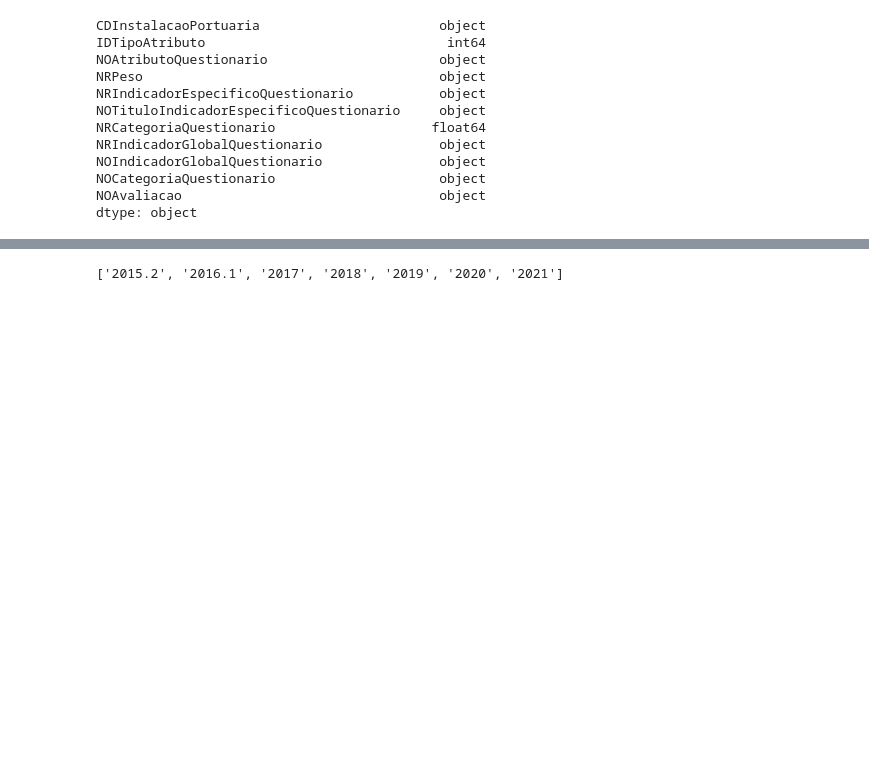
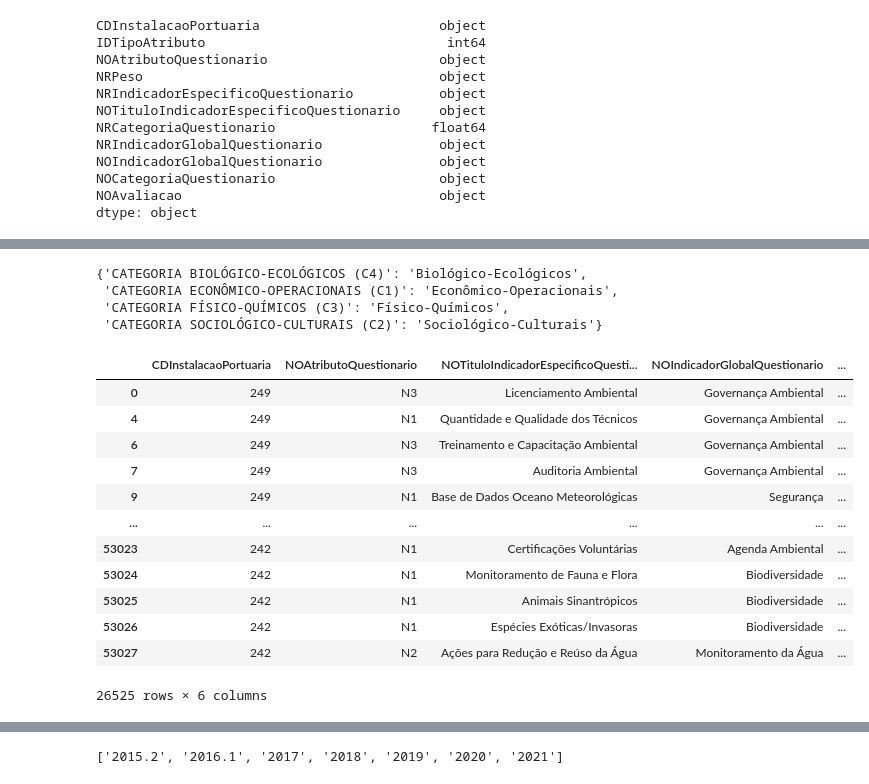
Before and after one commit to Pugianf/ANTAQ, a Jupyter notebook: Análise_IDA_Indicadores.ipynb, the cells around one changed output, grey strips where cells are left out. Saved outputs shown, nothing was run; the diff lists cells and outputs as text; code cells hidden in the pictures; blank space fills up the shorter version.

```diff
--- a/Análise_IDA_Indicadores.ipynb
+++ b/Análise_IDA_Indicadores.ipynb
@@ -145,0 +227,28 @@ df_v1.replace({'DSIndicadorEspecificoQuestionario': dict_indicador})
+# %%
+# creating category dictionary with fuzz
+
+df1_category = list(df_v1.DSCategoriaQuestionario.unique())
+df2_category = list(df_v2.NOCategoriaQuestionario.unique())
+
+def match_category(category, list_category, min_score=0):
+    max_score = -1
+    max_category = ''
+    for x in list_category:
+        score = fuzz.ratio(category, x)
+        if (score > min_score) & (score > max_score):
+            max_category = x
+            max_score = score
+    return (max_category, max_score)
+
+categories = []
+for x in df1_category:
+    match = match_category(x, df2_category)
+    category = (str(x), str(match[0]))
+    categories.append(category)
+category_dict = dict(categories)
+category_dict
+# %% [output]
+{'CATEGORIA BIOLÓGICO-ECOLÓGICOS (C4)': 'Biológico-Ecológicos',
+ 'CATEGORIA ECONÔMICO-OPERACIONAIS (C1)': 'Econômico-Operacionais',
+ 'CATEGORIA FÍSICO-QUÍMICOS (C3)': 'Físico-Químicos',
+ 'CATEGORIA SOCIOLÓGICO-CULTURAIS (C2)': 'Sociológico-Culturais'}
@@ -145,0 +259,16 @@ df_v1.replace({'DSIndicadorEspecificoQuestionario': dict_indicador})
+# %%
+df_v2
+# %% [output]
+|  | CDInstalacaoPortuaria | NOAtributoQuestionario | NOTituloIndicadorEspecificoQuesti... | NOIndicadorGlobalQuestionario | ... |
+| 0 | 249 | N3 | Licenciamento Ambiental | Governança Ambiental | ... |
+| 4 | 249 | N1 | Quantidade e Qualidade dos Técnicos | Governança Ambiental | ... |
+| 6 | 249 | N3 | Treinamento e Capacitação Ambiental | Governança Ambiental | ... |
+| 7 | 249 | N3 | Auditoria Ambiental | Governança Ambiental | ... |
+| 9 | 249 | N1 | Base de Dados Oceano Meteorológicas | Segurança | ... |
+| ... | ... | ... | ... | ... | ... |
+| 53023 | 242 | N1 | Certificações Voluntárias | Agenda Ambiental | ... |
+| 53024 | 242 | N1 | Monitoramento de Fauna e Flora | Biodiversidade | ... |
+| 53025 | 242 | N1 | Animais Sinantrópicos | Biodiversidade | ... |
+| 53026 | 242 | N1 | Espécies Exóticas/Invasoras | Biodiversidade | ... |
+| 53027 | 242 | N2 | Ações para Redução e Reúso da Água | Monitoramento da Água | ... |
+26525 rows × 6 columns
```
Also changed, not shown: parts of 10 cells of this notebook.
